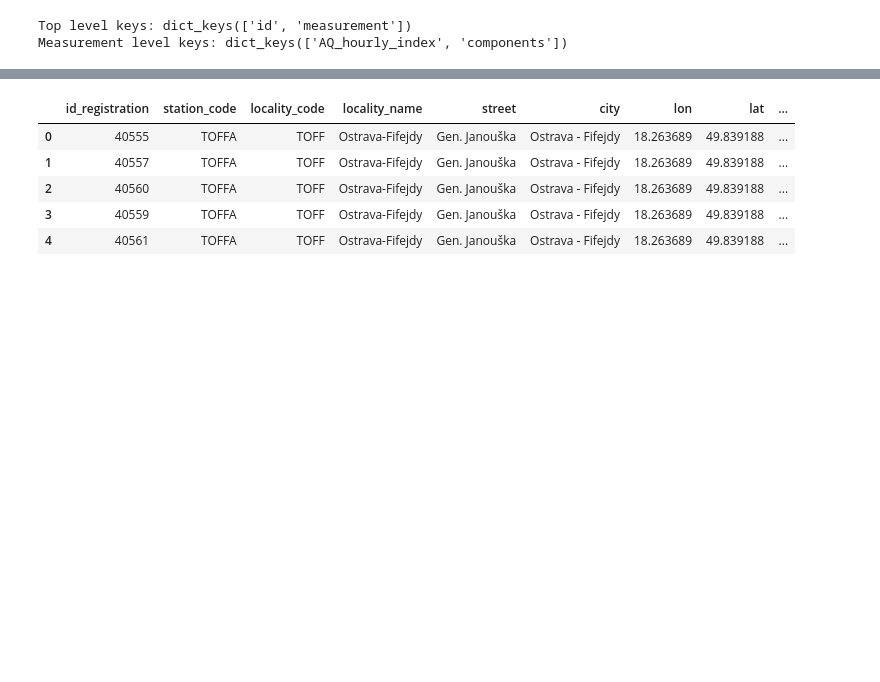
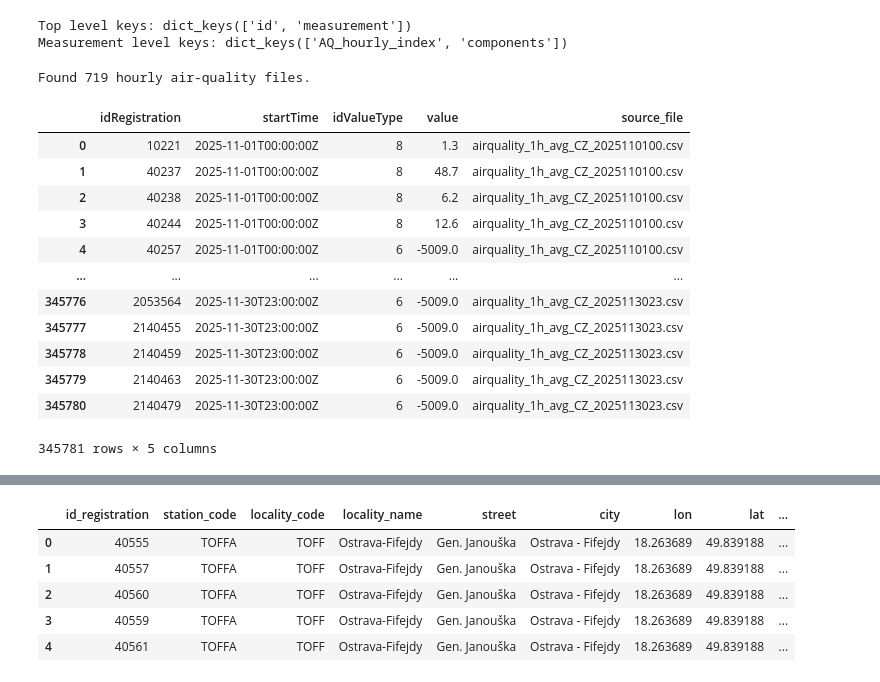
Before and after one commit to jayjay7788/Data-Processing-in-Python---Project, a Jupyter notebook: notebooks/project API draft.ipynb, the cells around one changed output, grey strips where cells are left out. Cells and saved outputs as stored; diff of their text form; code cells hidden in the pictures; blank space fills up the shorter version.

```diff
--- a/notebooks/project API draft.ipynb
+++ b/notebooks/project API draft.ipynb
@@ -447,3 +578,23 @@ Measurement level keys: dict_keys(['AQ_hourly_index', 'components'])
+# %%
+df_air_qual = download_airquality_data_period()
+# %% [output]
+Found 719 hourly air-quality files.
+# %%
+df_air_qual
+# %% [output]
+|  | idRegistration | startTime | idValueType | value | source_file |
+| 0 | 10221 | 2025-11-01T00:00:00Z | 8 | 1.3 | airquality_1h_avg_CZ_2025110100.csv |
+| 1 | 40237 | 2025-11-01T00:00:00Z | 8 | 48.7 | airquality_1h_avg_CZ_2025110100.csv |
+| 2 | 40238 | 2025-11-01T00:00:00Z | 8 | 6.2 | airquality_1h_avg_CZ_2025110100.csv |
+| 3 | 40244 | 2025-11-01T00:00:00Z | 8 | 12.6 | airquality_1h_avg_CZ_2025110100.csv |
+| 4 | 40257 | 2025-11-01T00:00:00Z | 6 | -5009.0 | airquality_1h_avg_CZ_2025110100.csv |
+| ... | ... | ... | ... | ... | ... |
+| 345776 | 2053564 | 2025-11-30T23:00:00Z | 6 | -5009.0 | airquality_1h_avg_CZ_2025113023.csv |
+| 345777 | 2140455 | 2025-11-30T23:00:00Z | 6 | -5009.0 | airquality_1h_avg_CZ_2025113023.csv |
+| 345778 | 2140459 | 2025-11-30T23:00:00Z | 6 | -5009.0 | airquality_1h_avg_CZ_2025113023.csv |
+| 345779 | 2140463 | 2025-11-30T23:00:00Z | 6 | -5009.0 | airquality_1h_avg_CZ_2025113023.csv |
+| 345780 | 2140479 | 2025-11-30T23:00:00Z | 6 | -5009.0 | airquality_1h_avg_CZ_2025113023.csv |
+345781 rows × 5 columns
 # %%
 #### aternative air quality - chmi air quality
 
```
Also changed, not shown: parts of 9 cells of this notebook, 1 other file.
